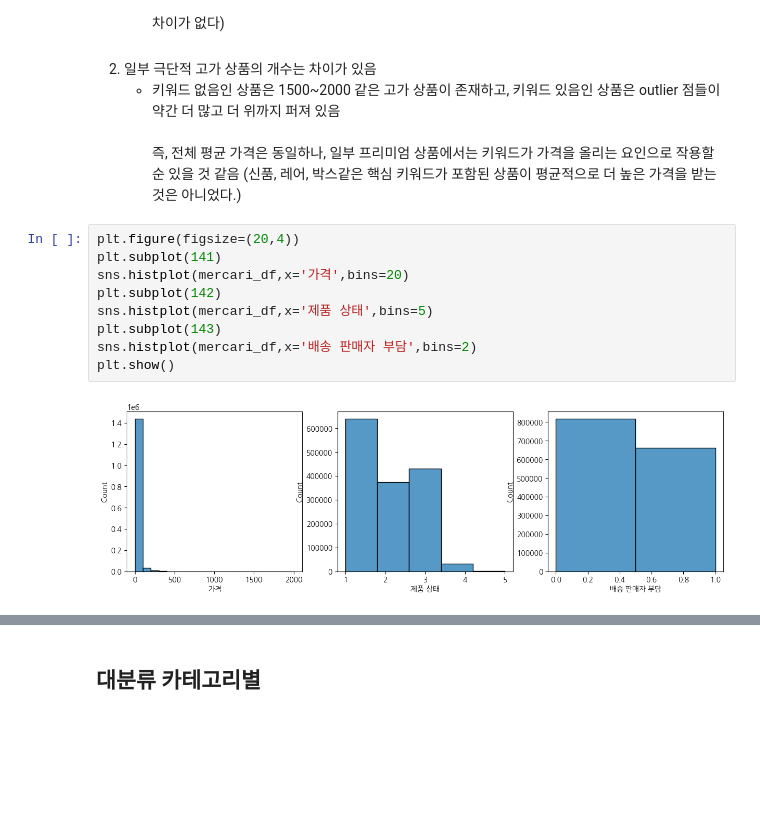
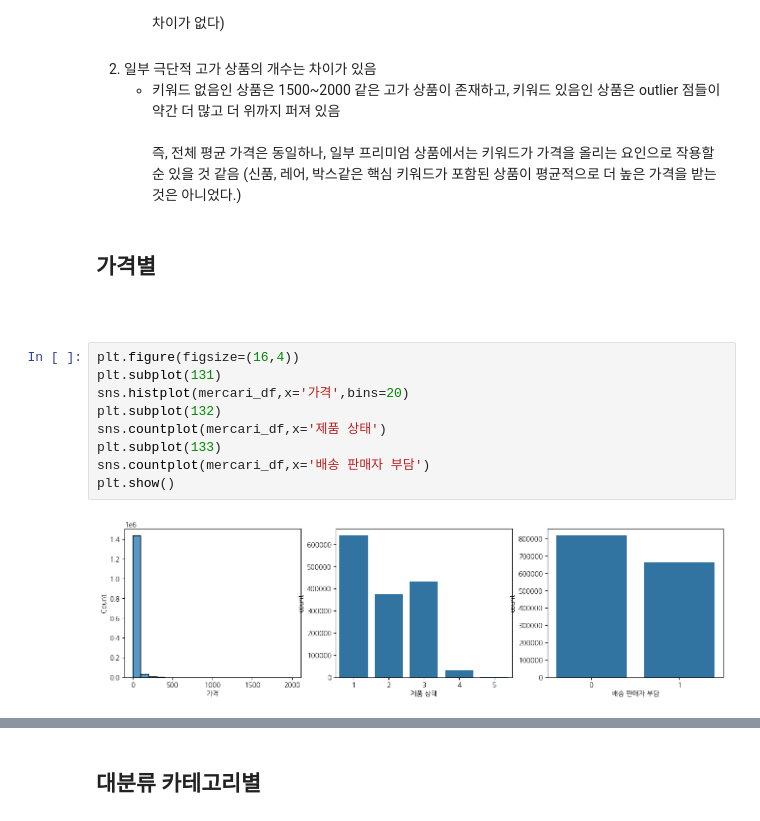
Before and after one commit to S-HNJN/first-repository, a Jupyter notebook: Mercari.ipynb, the cells around one changed output, grey strips where cells are left out. Saved outputs shown, nothing was run; the diff lists cells and outputs as text; blank space fills up the shorter version.

```diff
--- a/Mercari.ipynb
+++ b/Mercari.ipynb
@@ -741,14 +778,18 @@ plt.show()
     + 키워드 없음인 상품은 1500~2000 같은 고가 상품이 존재하고, 키워드 있음인 상품은 outlier 점들이 약간 더 많고 더 위까지 퍼져 있음<br><br>
 즉, 전체 평균 가격은 동일하나, 일부 프리미엄 상품에서는 키워드가 가격을 올리는 요인으로 작용할 순 있을 것 같음
 (신품, 레어, 박스같은 핵심 키워드가 포함된 상품이 평균적으로 더 높은 가격을 받는 것은 아니었다.)
+# %% [markdown]
+## 가격별
+# %% [markdown]
+###
 # %%
-plt.figure(figsize=(20,4))
-plt.subplot(141)
+plt.figure(figsize=(16,4))
+plt.subplot(131)
 sns.histplot(mercari_df,x='가격',bins=20)
-plt.subplot(142)
-sns.histplot(mercari_df,x='제품 상태',bins=5)
-plt.subplot(143)
-sns.histplot(mercari_df,x='배송 판매자 부담',bins=2)
+plt.subplot(132)
+sns.countplot(mercari_df,x='제품 상태')
+plt.subplot(133)
+sns.countplot(mercari_df,x='배송 판매자 부담')
 plt.show()
 # %% [output]
-[figure, old version]
+[figure, new version]
```
Also changed, not shown: parts of 89 cells of this notebook.
